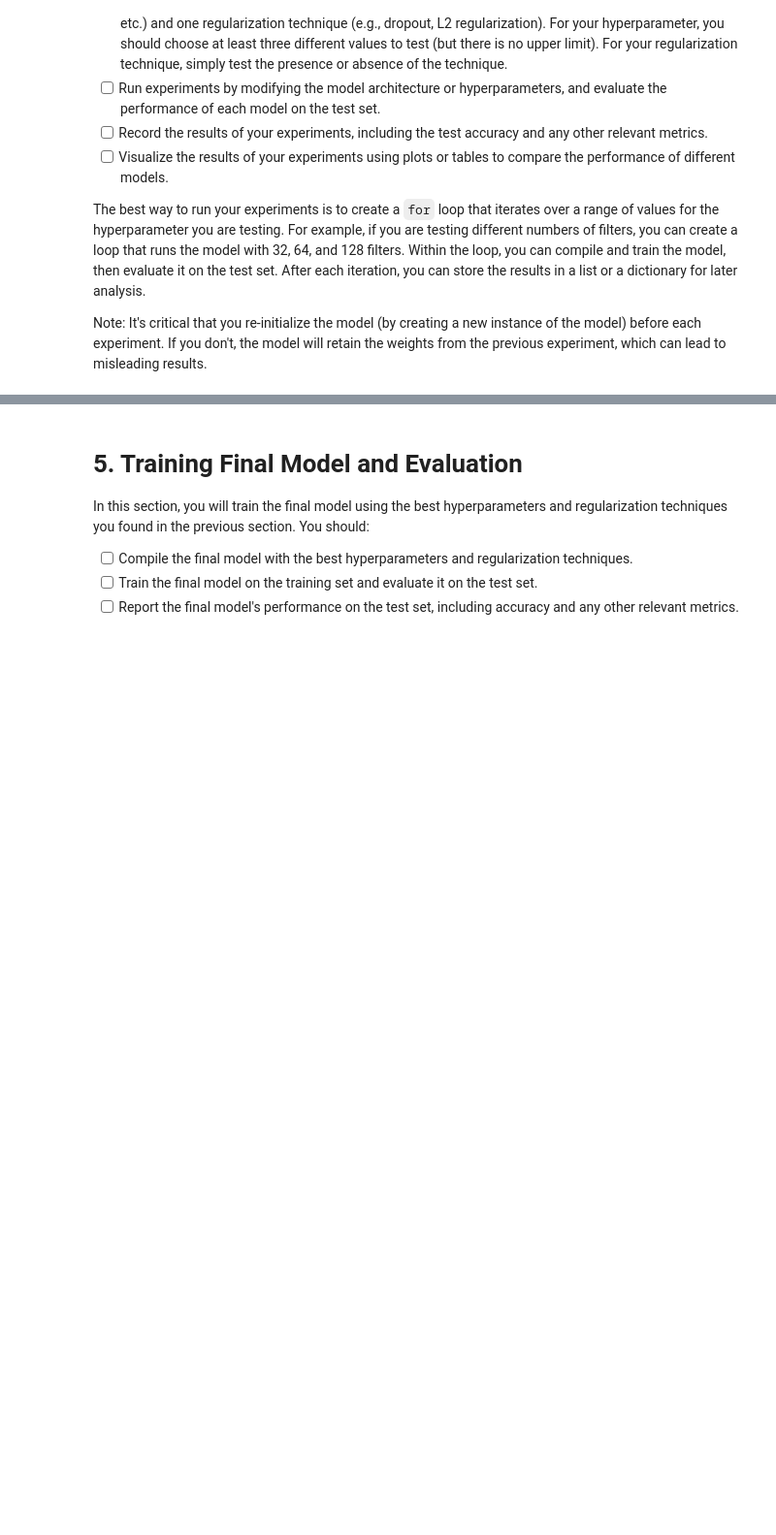
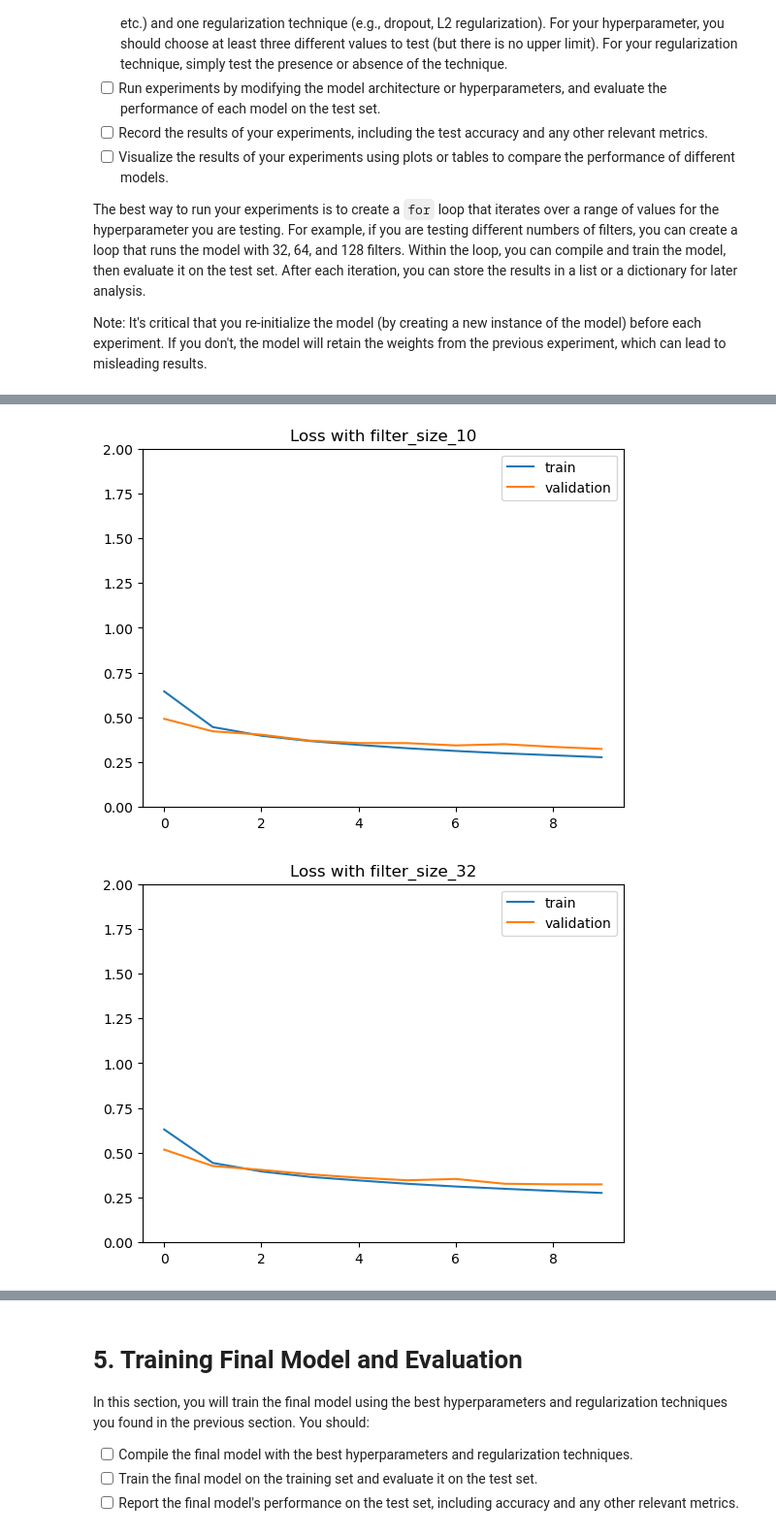
Before and after one commit to slathwal/deep_learning, a Jupyter notebook: 02_activities/assignments/assignment_1.ipynb, the cells around one changed output, grey strips where cells are left out. Shown: that part at 97% size. Saved outputs shown, nothing was run; the diff lists cells and outputs as text; code cells hidden in the pictures; blank space fills up the shorter version.

Commit message:
Perform hyperparameter testing and regularization techniques

```diff
--- a/02_activities/assignments/assignment_1.ipynb
+++ b/02_activities/assignments/assignment_1.ipynb
@@ -270,3 +270,36 @@ The best way to run your experiments is to create a `for` loop that iterates ove
 Note: It's critical that you re-initialize the model (by creating a new instance of the model) before each experiment. If you don't, the model will retain the weights from the previous experiment, which can lead to misleading results.
 # %%
 # A. Test Hyperparameters
+
+results_history = {}
+results_loss = {}
+results_accuracy = {}
+# hyperparameter to test - filters - 10, 32, 64, 128
+for filter_size in [10, 32, 64, 128]:
+    # Create a simple CNN model
+    model = Sequential()
+    model.add(Input((28,28,1)))
+    model.add(Conv2D(filters=filter_size, kernel_size=(5, 5)))
+    model.add(Flatten())
+    model.add(Dense(128, activation='relu'))
+    model.add(Dense(10, activation = "softmax"))
+
+    model.compile(
+    loss='categorical_crossentropy', # Loss function
+    optimizer='sgd', # Optimizer
+    metrics=['accuracy'] # Metrics to evaluate the model
+    )
+
+    # Training the model
+    history = model.fit(X_train, # Training data
+        y_train, # Training labels
+        epochs=10, # Number of epochs
+        batch_size=32, # Number of samples per batch
+        validation_split=0.2 # Use 20% of the data for validation)
+    )
+    results_history[f'filter_size_{filter_size}'] = history
+    # Evaluate the model with `model.evaluate()`
+    loss, accuracy = model.evaluate(X_test, y_test)
+
+    results_loss[f'filter_size_{filter_size}'] = loss
+    results_accuracy[f'filter_size_{filter_size}'] = accuracy
@@ -272,0 +324,14 @@ Note: It's critical that you re-initialize the model (by creating a new instance
+# %%
+
+for key in results_history.keys():
+    history = results_history[key]
+    #print(history)
+    plt.figure()
+    plt.plot(history.history['loss'], label='train')
+    plt.plot(history.history['val_loss'], label='validation')
+    plt.ylim(0, 2)
+    plt.legend(loc='best')
+    plt.title('Loss with '+ key)
+# %% [output]
+[figure, added]
+[figure, added]
```
Also changed, not shown: parts of 8 cells of this notebook.
